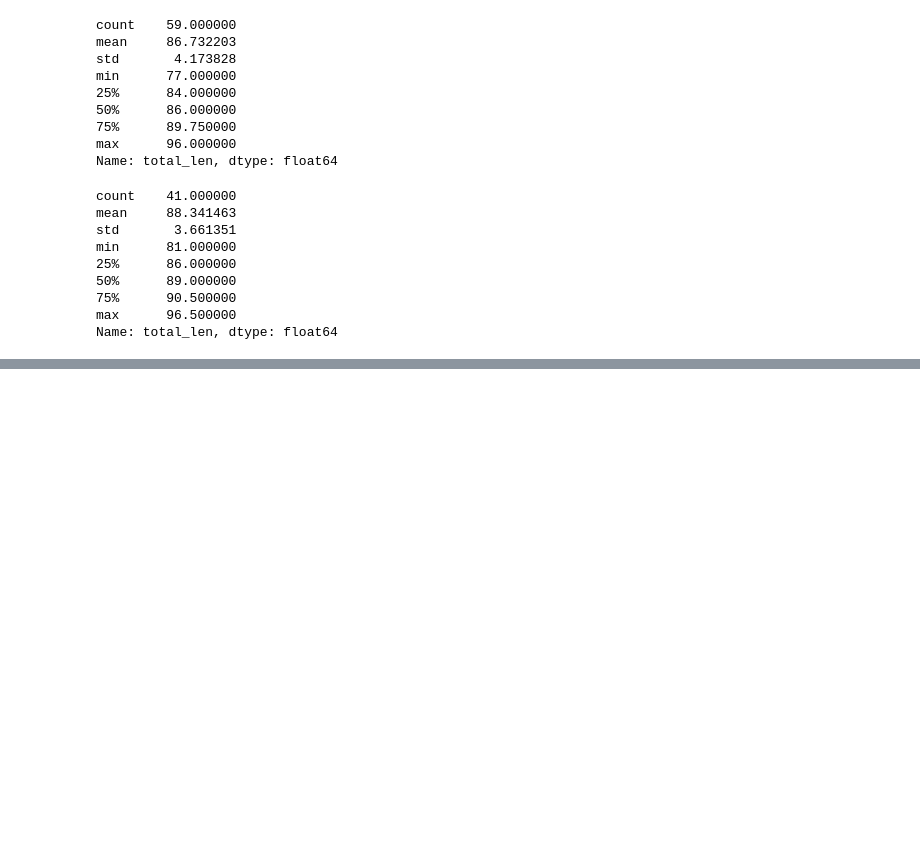
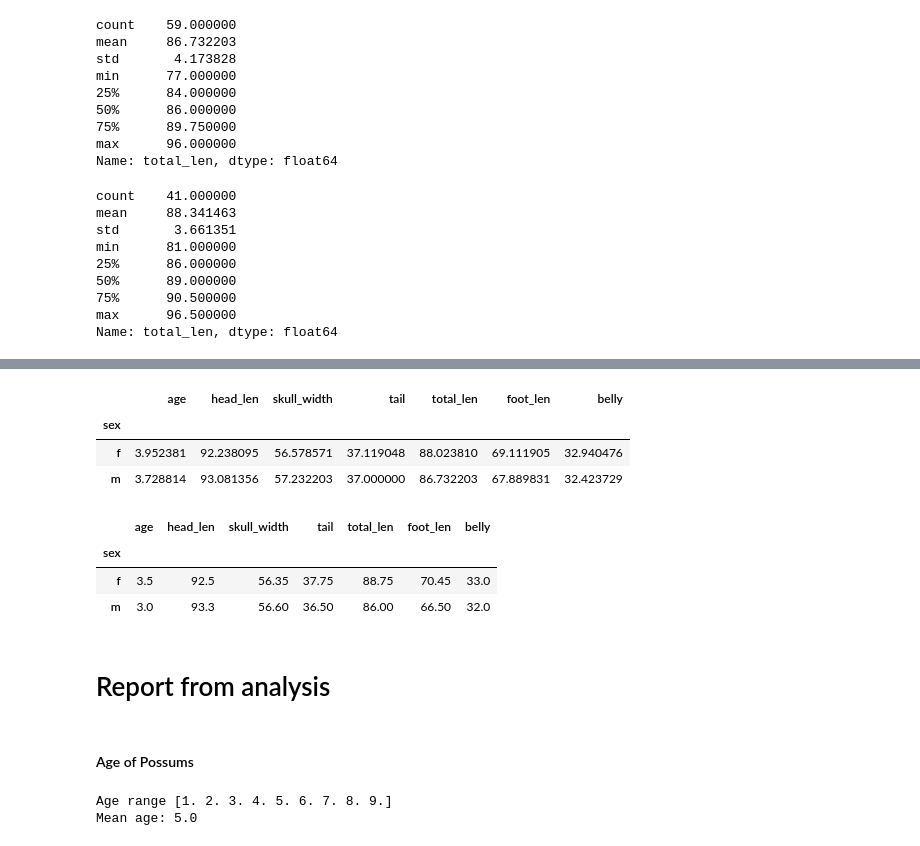
Before and after one commit to raji-ayyub/statistics, a Jupyter notebook: task_18.ipynb, the cells around one changed output, grey strips where cells are left out. Cells and saved outputs as stored; diff of their text form; code cells hidden in the pictures; blank space fills up the shorter version.

```diff
--- a/task_18.ipynb
+++ b/task_18.ipynb
@@ -383,0 +423,24 @@ Name: total_len, dtype: float64
+# %%
+mean_data
+# %% [output]
+|  | age | head_len | skull_width | tail | total_len | foot_len | belly |
+| sex |  |  |  |  |  |  |  |
+| f | 3.952381 | 92.238095 | 56.578571 | 37.119048 | 88.023810 | 69.111905 | 32.940476 |
+| m | 3.728814 | 93.081356 | 57.232203 | 37.000000 | 86.732203 | 67.889831 | 32.423729 |
+# %%
+median_data
+# %% [output]
+|  | age | head_len | skull_width | tail | total_len | foot_len | belly |
+| sex |  |  |  |  |  |  |  |
+| f | 3.5 | 92.5 | 56.35 | 37.75 | 88.75 | 70.45 | 33.0 |
+| m | 3.0 | 93.3 | 56.60 | 36.50 | 86.00 | 66.50 | 32.0 |
+# %% [markdown]
+# Report from analysis
+# %% [markdown]
+#### Age of Possums
+# %%
+print(f'Age range {age_range}')
+print(f"Mean age: {mean_age}")
+# %% [output]
+Age range [1. 2. 3. 4. 5. 6. 7. 8. 9.]
+Mean age: 5.0
```
Also changed, not shown: parts of 20 cells of this notebook, 2 other files.
